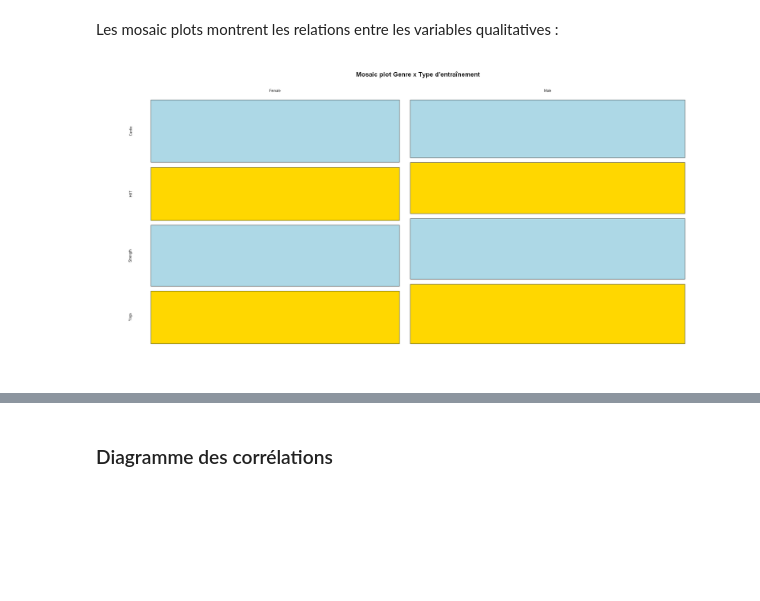
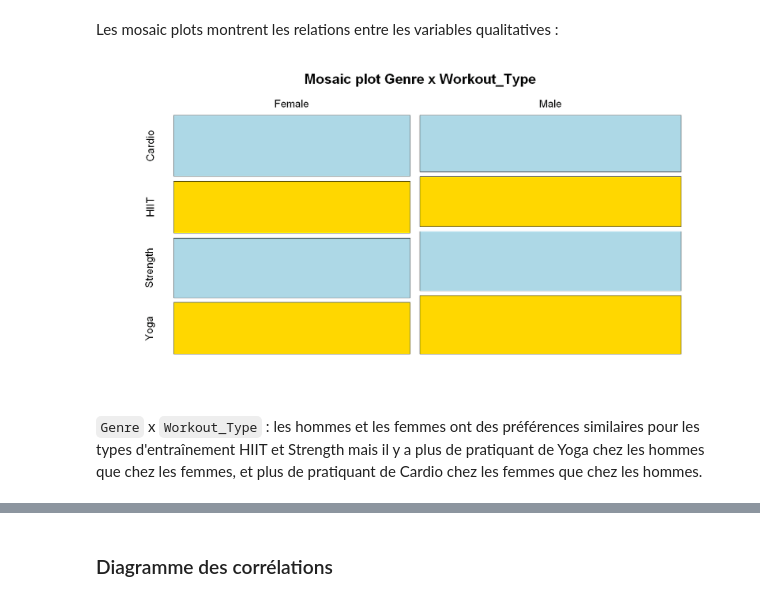
Before and after one commit to Dorianhgn/ProjetML4A, a Jupyter notebook: notebook_R.ipynb, the cells around one changed output, grey strips where cells are left out. Drawn from its saved outputs; the diff is of its cells as text; code cells hidden in the pictures; blank space fills up the shorter version.

```diff
--- a/notebook_R.ipynb
+++ b/notebook_R.ipynb
@@ -204,18 +298,15 @@ Suite à ces transformations, nous observons que la deuxième transformation, qu
 # %%
 gym_analyse <- gym[,c(1:14)]
 gym[, "Weight..kg."] <- log(gym[,"Weight..kg."])
-#gym[, "BMI"] <- log(gym[,"BMI"])
 
-max_fat <- max(gym[,"Fat_Percentage"])
 gym[, "Fat_Percentage"] <- sqrt((max_fat + 1) - gym[,"Fat_Percentage"])
 
 # renome les variables Weight..kg. et BMI en LWeight et LBMI
 names(gym)[names(gym) == "Weight..kg."] <- "LWeight"
-#names(gym)[names(gym) == "BMI"] <- "LBMI"
 names(gym)[names(gym) == "Fat_Percentage"] <- "SFat_Percentage"
 
-# supprimer les colonnes 16 à 21
-gym <- gym[, -c(16:21)]
+# supprimer les colonnes 15 à 20
+gym <- gym[, c(1:14)]
 # %%
 summary(gym)
 # %% [output]
@@ -270,8 +365,18 @@ rm(q1, q2, q3, q4)
 # %% [markdown]
 Les mosaic plots montrent les relations entre les variables qualitatives :
 # %%
+par(
+  cex.lab = 1.5,   # Axis labels
+  cex.axis = 1.5,  # Axis text (tick labels)
+  cex.main = 2,  # Main title
+  cex.sub = 1.5    # Subtitle
+)
+
 # Générer des mosaic plot pour les variables qualitatives
-
-mosaicplot(table(gym$Gender, gym$Workout_Type), main = "Mosaic plot Genre x Type d'entraînement", color = c("lightblue", "gold"))
+mosaicplot(table(gym$Gender, gym$Workout_Type),
+    main = "Mosaic plot Genre x Workout_Type",
+    color = c("lightblue", "gold"), cex.axis = 1.5)
 # %% [output]
-[figure, old version]
+[figure, new version]
+# %% [markdown]
+`Genre` x `Workout_Type` : les hommes et les femmes ont des préférences similaires pour les types d'entraînement HIIT et Strength mais il y a plus de pratiquant de Yoga chez les hommes que chez les femmes, et plus de pratiquant de Cardio chez les femmes que chez les hommes.
```
Also changed, not shown: parts of 61 cells of this notebook.
